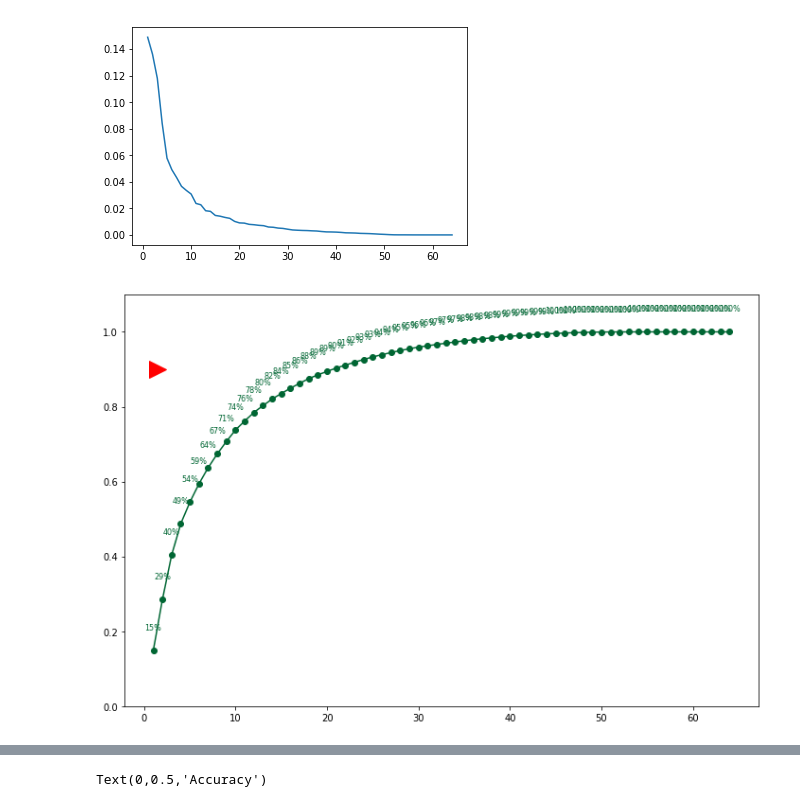
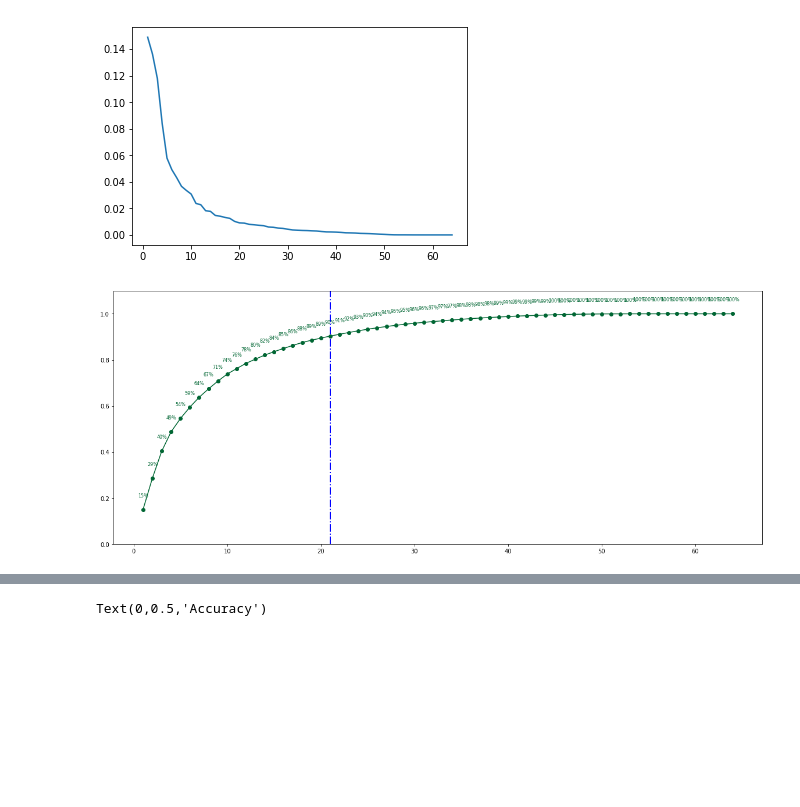
Before and after one commit to build0220/ML-100Days, a Jupyter notebook: Day_060_PCALogisticRegression.ipynb, the cells around one changed output, grey strips where cells are left out. Cells and saved outputs as stored; diff of their text form; code cells hidden in the pictures; blank space fills up the shorter version.

```diff
--- a/Day_060_PCALogisticRegression.ipynb
+++ b/Day_060_PCALogisticRegression.ipynb
@@ -59,21 +58,21 @@ plt.plot(xlabels,pca.explained_variance_ratio_)
 # %%
 import matplotlib.pyplot as plt
 import numpy as np
 
 # 變異累計柏拉圖
 xlabels = np.array(np.arange(len(pca.explained_variance_ratio_))+1)
 y1 = pca.explained_variance_ratio_
 y1 = -1*np.sort(-y1)  # 反向排序
 y2 = np.cumsum(y1/np.sum(y1))
 
-fig = plt.figure(figsize=(12,8))
+fig = plt.figure(figsize=(20,8))
 ax1 = fig.add_subplot(111)
 ax1.plot(xlabels, y2, color = '#006633', marker='o')
-ax1.plot(1.5, 0.9,color = 'r',marker='>',markersize=18)
-
+index = np.argwhere((y2>=0.9)) #累積解釋變異百分比
+plt.vlines(x=index[0][0]+1,ymin=0,ymax=1.1,linewidth=2,linestyle='-.',color='B') #畫直線
 #setting
 ax1.set_ylim(0,1.1)
 for a,b,c in zip(x,y1,y2*100):
     ax1.text(a, c/100+0.05, '%.0f%%' % c, ha='center', va= 'bottom',fontsize=8,color='#006633')
 # %% [output]
-[figure, old version]
+[figure, new version]
```
Also changed, not shown: parts of 2 cells of this notebook.
